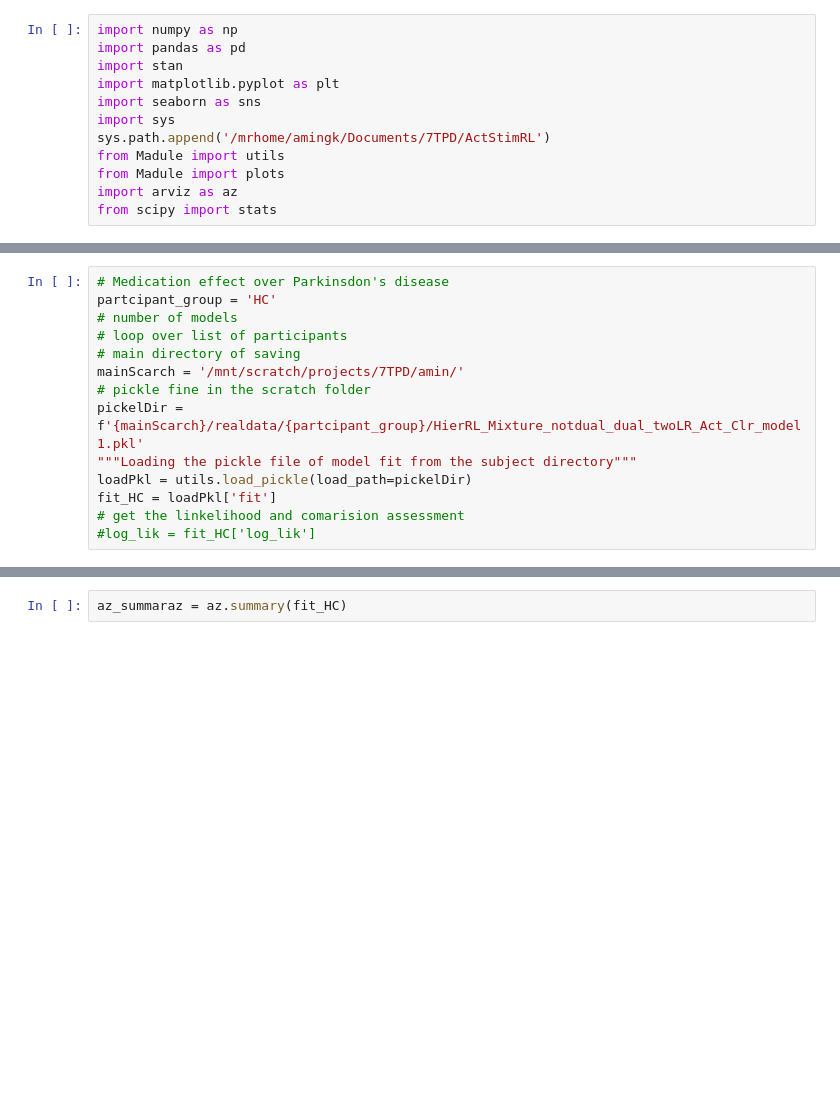
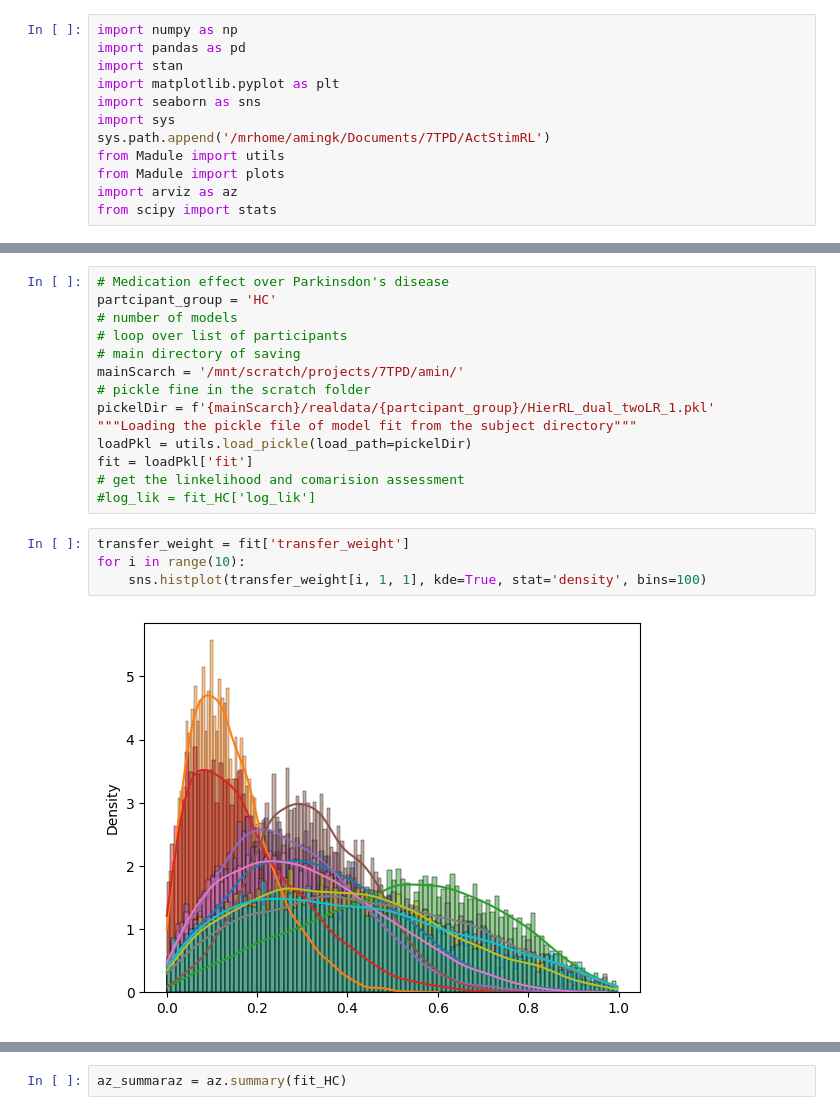
Before and after one commit to AGhaderi/ActStimRL, a Jupyter notebook: Model/Model_checking/HierRL_model_checking.ipynb, the cells around one changed output, grey strips where cells are left out. Cells and saved outputs as stored; diff of their text form; blank space fills up the shorter version.

```diff
--- a/Model/Model_checking/HierRL_model_checking.ipynb
+++ b/Model/Model_checking/HierRL_model_checking.ipynb
@@ -18,9 +53,15 @@ partcipant_group = 'HC'
 # main directory of saving
 mainScarch = '/mnt/scratch/projects/7TPD/amin/'
 # pickle fine in the scratch folder
-pickelDir = f'{mainScarch}/realdata/{partcipant_group}/HierRL_Mixture_notdual_dual_twoLR_Act_Clr_model1.pkl'
+pickelDir = f'{mainScarch}/realdata/{partcipant_group}/HierRL_dual_twoLR_1.pkl'
 """Loading the pickle file of model fit from the subject directory"""
 loadPkl = utils.load_pickle(load_path=pickelDir)
-fit_HC = loadPkl['fit']
+fit = loadPkl['fit']
 # get the linkelihood and comarision assessment
 #log_lik = fit_HC['log_lik']
+# %%
+transfer_weight = fit['transfer_weight']
+for i in range(10):
+    sns.histplot(transfer_weight[i, 1, 1], kde=True, stat='density', bins=100)
+# %% [output]
+[figure, added]
```
Also changed, not shown: parts of 73 cells of this notebook, 21 other files.
